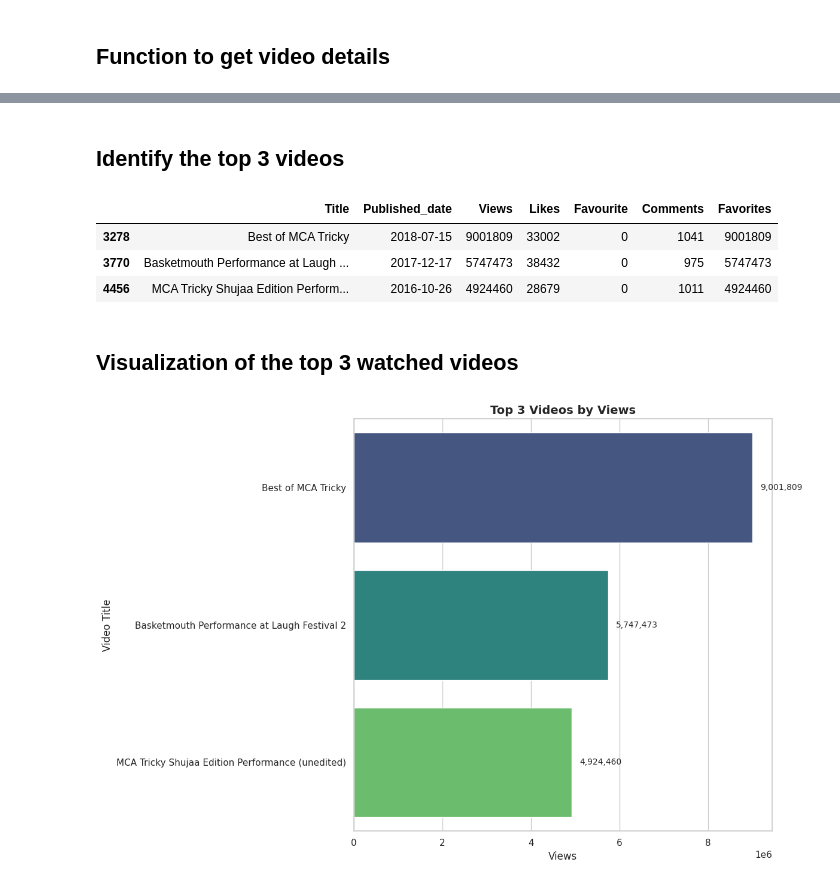
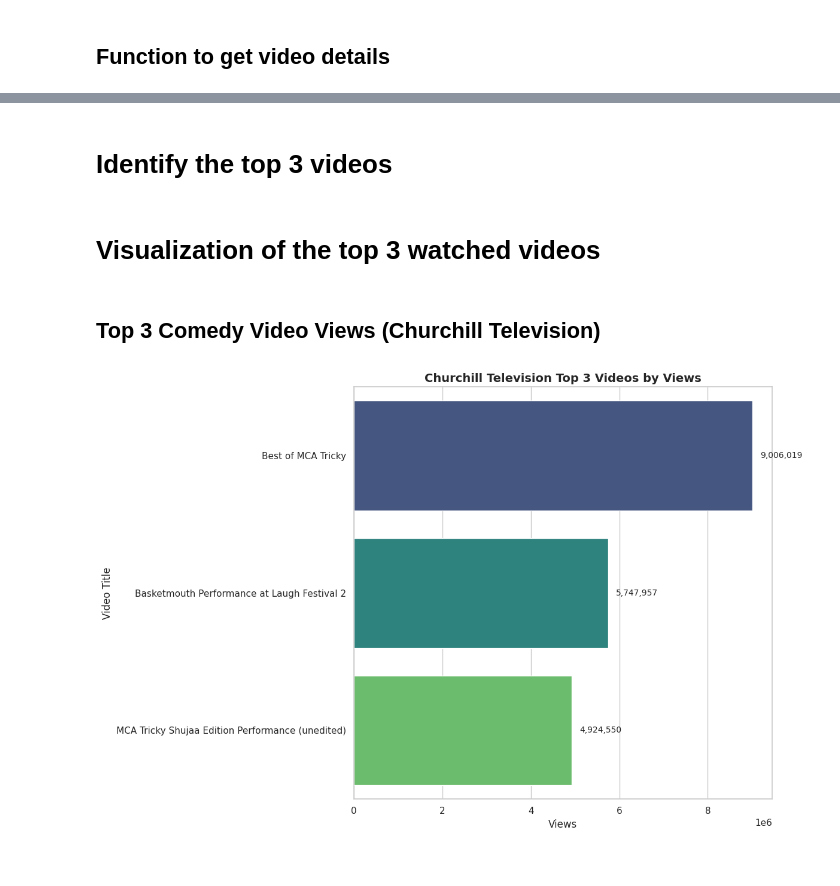
Before and after one commit to The-alpha-male/Kenya-YouTube-Analysis-Using-YouTube-API, a Jupyter notebook: Category_analysis.ipynb, the cells around one changed output, grey strips where cells are left out. Cells and saved outputs as stored; diff of their text form; code cells hidden in the pictures.

```diff
--- a/Category_analysis.ipynb
+++ b/Category_analysis.ipynb
@@ -368,5 +613,9 @@ def get_vides_ids(youtube, playlist_id):
 # %%
-video_ids = get_vides_ids(youtube, playlist_id)
+comedy_video_ids = get_videos_ids(youtube_comedy, comedy_playlist_id)
+story_telling_video_ids = get_videos_ids(youtube_story_telling, story_telling_playlist_id)
+talkshow_video_ids = get_videos_ids(youtube_talkshow, talkshow_playlist_id)
+lifestyle_video_ids = get_videos_ids(youtube_lifestyle, lifestyle_playlist_id)
+podcast_video_ids = get_videos_ids(youtube_podcast, podcast_playlist_id)
 # %% [markdown]
 ## Function to get video details
 # %%
@@ -397,2 +753,6 @@ def get_video_details(youtube, video_ids):
 # %%
-video_details = get_video_details(youtube, video_ids)
+comedy_video_details = get_video_details(youtube_comedy, comedy_video_ids)
+story_telling_video_details = get_video_details(youtube_story_telling, story_telling_video_ids)
+talkshow_video_details = get_video_details(youtube_talkshow, talkshow_video_ids)
+lifestyle_video_details = get_video_details(youtube_lifestyle, lifestyle_video_ids)
+podcast_video_details = get_video_details(youtube_podcast, podcast_video_ids)
@@ -399,4 +761,6 @@ video_details = get_video_details(youtube, video_ids)
 # %%
-# Convert to pandas DataFrame
-video_data = pd.DataFrame(video_details)
-video_data
+comedy_video_data = pd.DataFrame(comedy_video_details)
+story_telling_video_data =  pd.DataFrame(story_telling_video_details)
+talkshow_video_data  = pd.DataFrame(talkshow_video_details)
+lifestyle_video_data  = pd.DataFrame(lifestyle_video_details)
+podcast_video_data  = pd.DataFrame(podcast_video_details)
@@ -440,53 +837,52 @@ video_data
 # %% [markdown]
-## Identify the top 3 videos
+# Identify the top 3 videos
 # %%
-top_videos = video_data.sort_values(by='Views', ascending=False).head(3)
-top_videos
+comedy_top_videos = comedy_video_data.sort_values(by='Views', ascending=False).head(3)
+story_telling_top_videos = story_telling_video_data.sort_values(by='Views', ascending=False).head(3)
+talkshow_top_videos = talkshow_video_data.sort_values(by='Views', ascending=False).head(3)
+lifestyle_top_videos = lifestyle_video_data.sort_values(by='Views', ascending=False).head(3)
+podcast_top_videos = podcast_video_data.sort_values(by='Views', ascending=False).head(3)
-# %% [output]
-|  | Title | Published_date | Views | Likes | Favourite | Comments | Favorites |
-| 3278 | Best of MCA Tricky | 2018-07-15 | 9001809 | 33002 | 0 | 1041 | 9001809 |
-| 3770 | Basketmouth Performance at Laugh ... | 2017-12-17 | 5747473 | 38432 | 0 | 975 | 5747473 |
-| 4456 | MCA Tricky Shujaa Edition Perform... | 2016-10-26 | 4924460 | 28679 | 0 | 1011 | 4924460 |
 # %% [markdown]
-## Visualization of the top 3 watched videos
+# Visualization of the top 3 watched videos
+# %% [markdown]
+## Top 3 Comedy Video Views (Churchill Television)
 # %%
 import seaborn as sns
 import matplotlib.pyplot as plt
 import matplotlib.colors as mcolors
 
 # Sort data to ensure bars are in descending order
-top_videos_sorted = top_videos.sort_values(by='Views', ascending=False)
+top_videos_sorted = comedy_top_videos.sort_values(by='Views', ascending=False)
 
 # Set Seaborn style and figure size
 sns.set(style="whitegrid", rc={'figure.figsize': (12, 8)})
 
 # Generate gradient colors using Seaborn's palette
 palette = sns.color_palette("viridis", len(top_videos_sorted))
 
 # Create the barplot with manual coloring
 ax1 = sns.barplot(
     x='Views',
     y='Title',
     data=top_videos_sorted,
     hue='Title',  # Assign hue to Title to avoid warnings
     dodge=False,
-    legend=False,  # Disable legend as it's unnecessary here
     palette=palette
 )
 
 # Add data labels to the bars
 for i, view in enumerate(top_videos_sorted['Views']):
     ax1.text(view + 0.02 * max(top_videos_sorted['Views']), i, f'{view:,}', va='center', fontsize=10)
 
 # Add axis labels and a title
 ax1.set_xlabel('Views', fontsize=12)
 ax1.set_ylabel('Video Title', fontsize=12)
-ax1.set_title('Top 3 Videos by Views', fontsize=14, weight='bold')
+ax1.set_title('Churchill Television Top 3 Videos by Views', fontsize=14, weight='bold')
 
 # Adjust spacing to ensure readability
 plt.tight_layout()
 
 # Show the plot
 plt.show()
 # %% [output]
-[figure, old version]
+[figure, new version]
```
Also changed, not shown: parts of 40 cells of this notebook, 10 other files.
